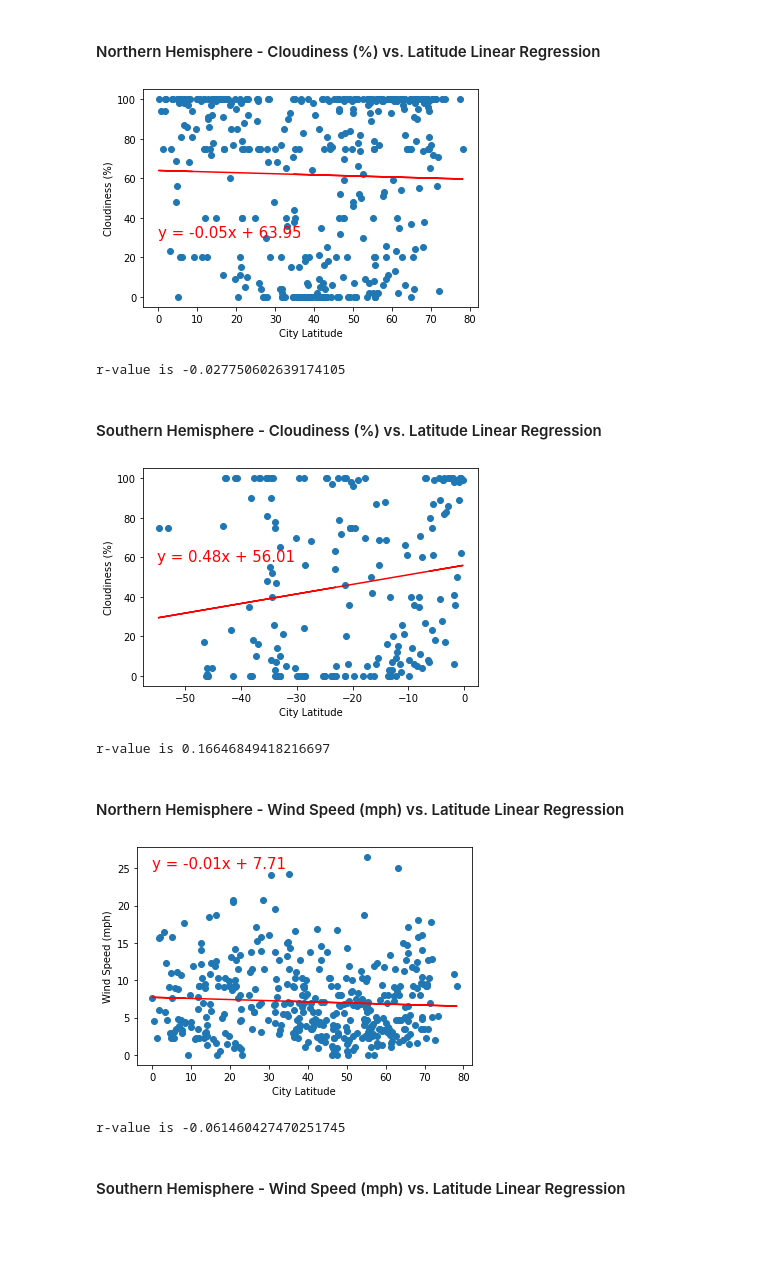
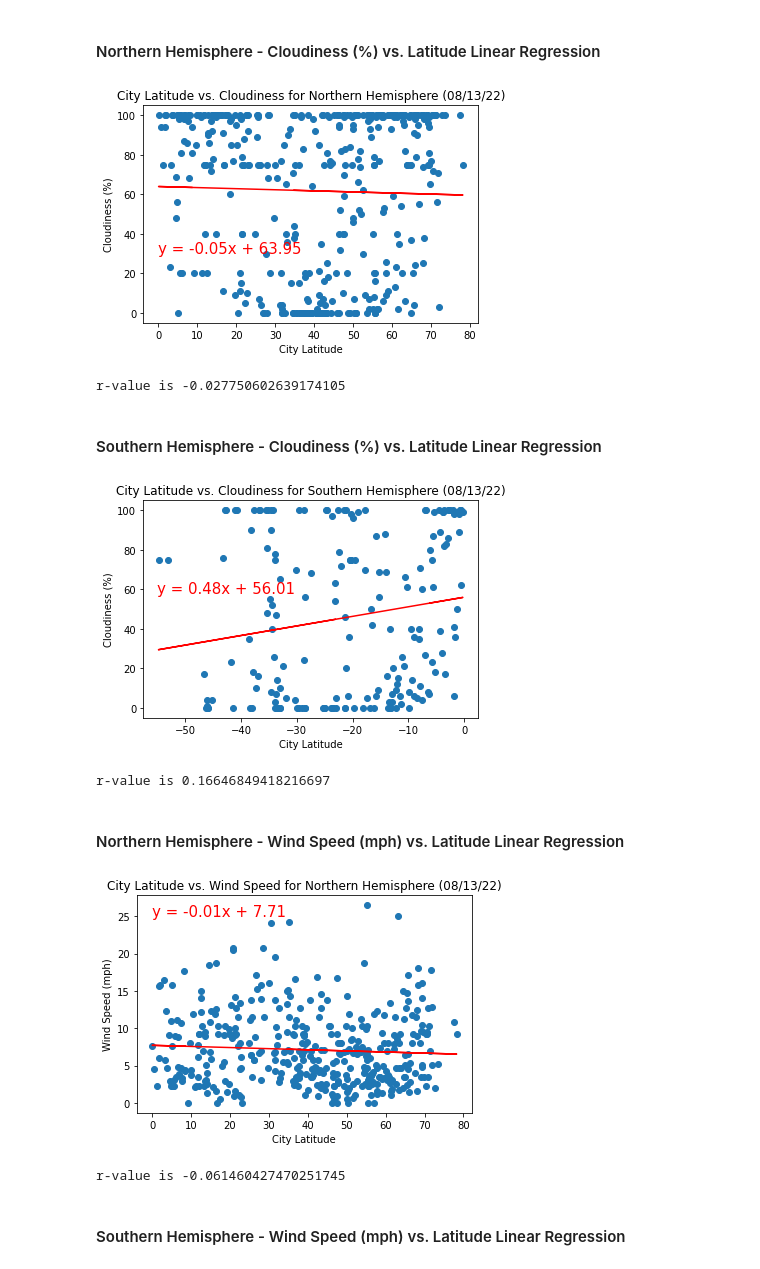
Before and after one commit to herzf012/python-api-challenge, a Jupyter notebook: WeatherPy.ipynb, the cells around one changed output. Drawn from its saved outputs; the diff is of its cells as text; code cells hidden in the pictures; blank space fills up the shorter version.

```diff
--- a/WeatherPy.ipynb
+++ b/WeatherPy.ipynb
@@ -285,17 +300,19 @@ r-value is 0.031172845491706604
 # %%
 (slope, intercept, rvalue, pvalue, stderr) = linregress(cities_north_df["Lat"], cities_north_df["Cloudiness"])
 regress_values = (cities_north_df["Lat"] * slope) + intercept
 line_eq = f"y = {round(slope, 2)}x + {round(intercept, 2)}"
 
 plt.scatter(cities_north_df["Lat"], cities_north_df["Cloudiness"])
 plt.plot(cities_north_df["Lat"], regress_values, "r-")
 plt.annotate(line_eq, (0, 30), color = "red", fontsize = 15)
 plt.xlabel("City Latitude")
 plt.ylabel(f"Cloudiness (%)")
+plt.title("City Latitude vs. Cloudiness for Northern Hemisphere (08/13/22)")
+plt.savefig("output_data\Fig9.png")
 plt.show()
 print(f"r-value is {rvalue}")
 # %% [output]
-[figure, old version]
+[figure, new version]
 r-value is -0.027750602639174105
 # %% [markdown]
 ####  Southern Hemisphere - Cloudiness (%) vs. Latitude Linear Regression
@@ -309,10 +326,12 @@ plt.plot(cities_south_df["Lat"], regress_values, "r-")
 plt.annotate(line_eq, (-55, 58), color = "red", fontsize = 15)
 plt.xlabel("City Latitude")
 plt.ylabel(f"Cloudiness (%)")
+plt.title("City Latitude vs. Cloudiness for Southern Hemisphere (08/13/22)")
+plt.savefig("output_data\Fig10.png")
 plt.show()
 print(f"r-value is {rvalue}")
 # %% [output]
-[figure, old version]
+[figure, new version]
 r-value is 0.16646849418216697
 # %% [markdown]
 ####  Northern Hemisphere - Wind Speed (mph) vs. Latitude Linear Regression
@@ -326,10 +345,12 @@ plt.plot(cities_north_df["Lat"], regress_values, "r-")
 plt.annotate(line_eq, (0, 25), color = "red", fontsize = 15)
 plt.xlabel("City Latitude")
 plt.ylabel(f"Wind Speed (mph)")
+plt.title("City Latitude vs. Wind Speed for Northern Hemisphere (08/13/22)")
+plt.savefig("output_data\Fig11.png")
 plt.show()
 print(f"r-value is {rvalue}")
 # %% [output]
-[figure, old version]
+[figure, new version]
 r-value is -0.061460427470251745
 # %% [markdown]
 ####  Southern Hemisphere - Wind Speed (mph) vs. Latitude Linear Regression
```
Also changed, not shown: parts of 11 cells of this notebook, 15 other files.
